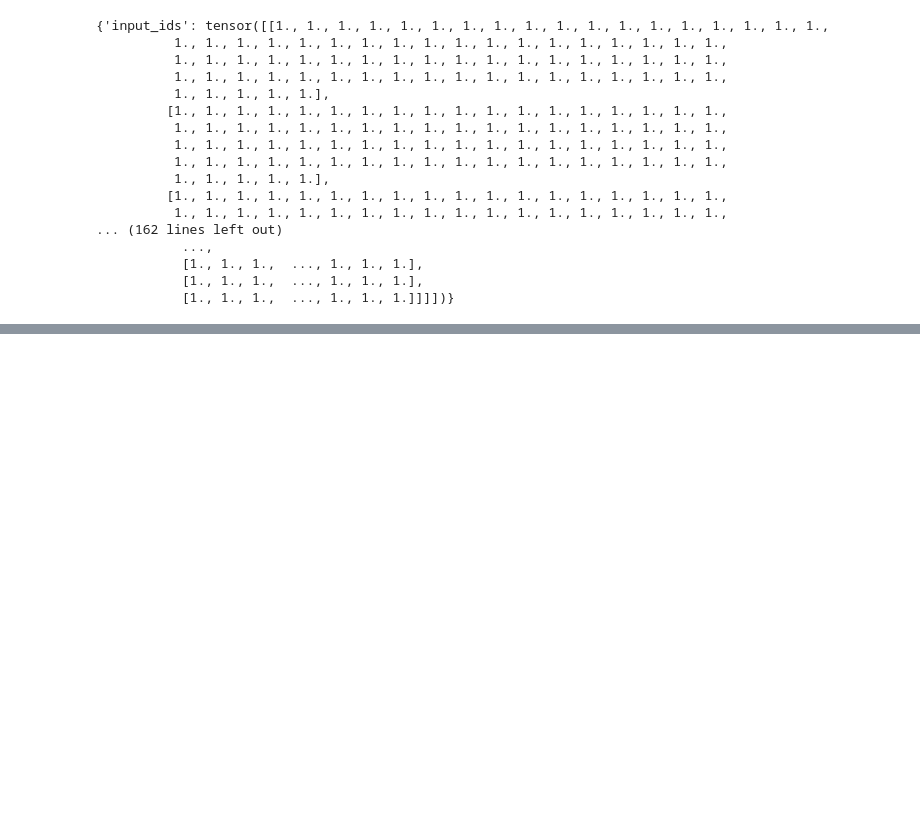
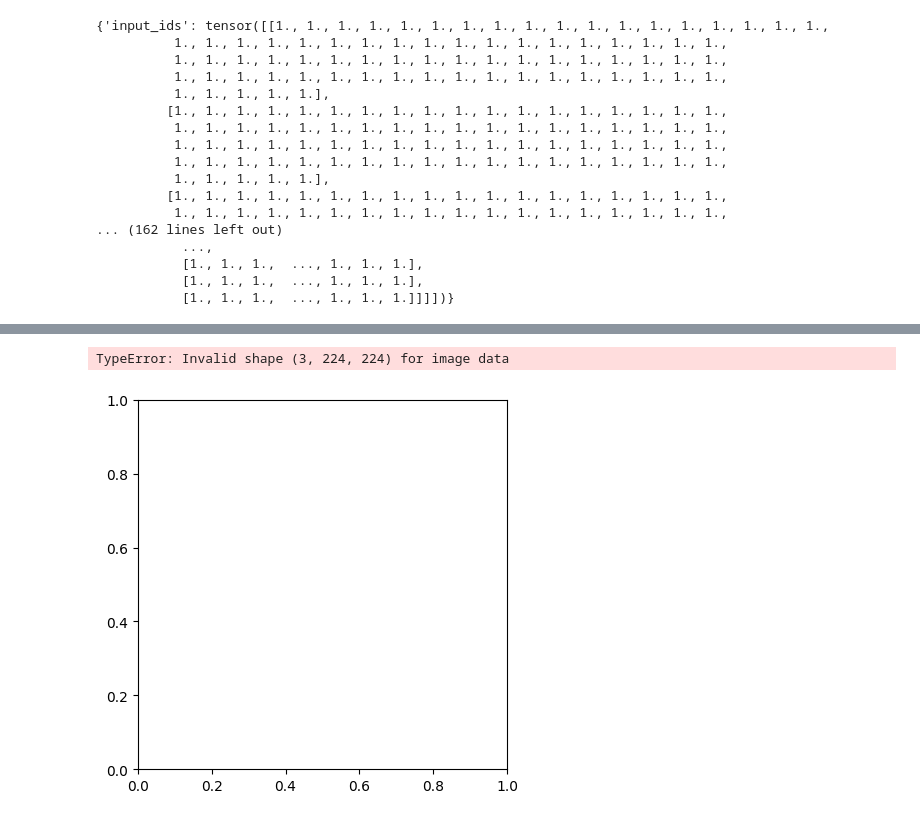
Before and after one commit to haole1683/text-to-noise, a Jupyter notebook: generator/evaluation.ipynb, the cells around one changed output, grey strips where cells are left out. Cells and saved outputs as stored; diff of their text form; code cells hidden in the pictures; blank space fills up the shorter version.

```diff
--- a/generator/evaluation.ipynb
+++ b/generator/evaluation.ipynb
@@ -764,0 +774,14 @@ outputs = clip_model(**inputs)
+# %%
+from torchvision import transforms
+
+train_transforms = transforms.Compose(
+        [
+            transforms.Resize(224, interpolation=transforms.InterpolationMode.BILINEAR),
+            transforms.CenterCrop(224),
+            transforms.RandomHorizontalFlip() if args.random_flip else transforms.Lambda(lambda x: x),
+            transforms.ToTensor(),
+            # transforms.Normalize([0.5], [0.5]),
+        ]
+    )
+# %%
+image = Image.open(requests.get(url, stream=True).raw)
@@ -764,0 +792,2 @@ outputs = clip_model(**inputs)
+# %%
+image_tensor = train_transforms(image)
@@ -764,0 +814,8 @@ outputs = clip_model(**inputs)
+# %%
+from torchvision import transforms
+from matplotlib import pyplot as plt
+
+plt.imshow(image_tensor)
+# %% [output]
+TypeError: Invalid shape (3, 224, 224) for image data
+[figure, added]
```
Also changed, not shown: parts of 7 cells of this notebook, 1 other file.
